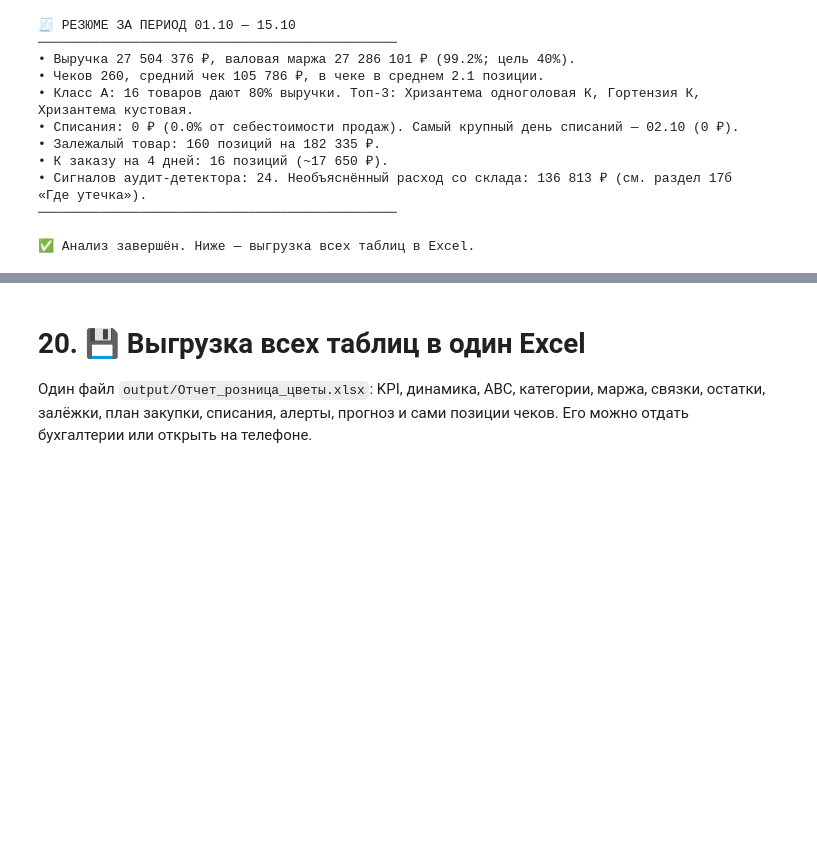
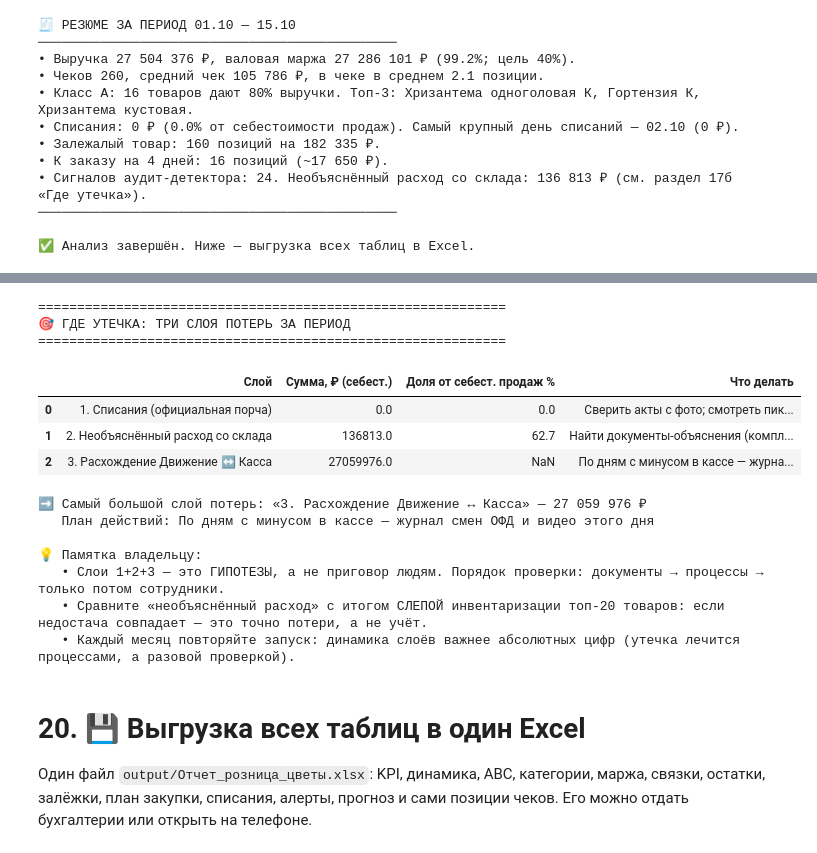
Before and after one commit to Kirill010/muzflowers_analysis, a Jupyter notebook: flowers_analysis.ipynb, the cells around one changed output, grey strips where cells are left out. Saved outputs shown, nothing was run; the diff lists cells and outputs as text; code cells hidden in the pictures; blank space fills up the shorter version.

```diff
--- a/flowers_analysis.ipynb
+++ b/flowers_analysis.ipynb
@@ -701,11 +732,15 @@ else:
 W_DOCS = None; W_LINES = None
 if 'Списания' in extra:
     sb = extra['Списания'].copy()
-    dcol = next((c for c in sb.columns if 'дата' in norm_name(c)), None)
+    _dcands = [c for c in sb.columns if 'дата' in norm_name(c)]
+    # «Дата и время» содержит номер документа («№207 от...») — берём колонку с самой длинной датой
+    dcol = max(_dcands, key=lambda c: sb[c].astype(str).str.len().max()) if _dcands else None
     ncol = next((c for c in sb.columns if any(w in norm_name(c) for w in ['наименован','товар'])), None)
     qcol = next((c for c in sb.columns if norm_name(c) in ('кол-во','количество') or 'кол-в' in norm_name(c) or 'колич' in norm_name(c)), None)
     scol = next((c for c in sb.columns if norm_name(c) in ('итого','сумма') or 'сумм' in norm_name(c)), None)
     ocol = next((c for c in sb.columns if norm_name(c)=='владелец'), None)
+    if ocol is None:  # в некоторых выгрузках ответственный называется иначе
+        ocol = next((c for c in sb.columns if any(w in norm_name(c) for w in ['ответств','сотрудник','автор'])), None)
     rcol = next((c for c in sb.columns if 'причин' in norm_name(c)), None)
     num_cols = [c for c in sb.columns if c not in (dcol,ncol,ocol,rcol)]
     # Товар есть, но почти во всех строках пустой => файл на уровне ДОКУМЕНТОВ, а не позиций
@@ -732,6 +767,7 @@ if 'Списания' in extra:
             'Причина': sb[rcol] if rcol is not None and rcol in sb.columns else pd.Series([np.nan]*len(sb)),
             'Склад': sb[next(c for c in sb.columns if 'склад' in norm_name(c))] if any('склад' in norm_name(c) for c in sb.columns) else 'Основной склад',
         })
+        W_DOCS['Сумма'] = to_num(W_DOCS['Сумма'])
         W_DOCS['Владелец'] = W_DOCS['Владелец'].replace({'nan':'Не указан'}).fillna('Не указан')
         # «Фамилия Имя» — это служебное имя пользователя Бизнес.Ру, а не человек.
         # Меняем его на «Администратор», чтобы в разделе 18 не путать учётку с сотрудником.
@@ -761,8 +797,13 @@ if 'Списания' in extra:
 owners_all = set()
 for _sb in extra.values():
     _oc = next((c for c in _sb.columns if norm_name(c) == 'владелец'), None)
+    if _oc is None:
+        _oc = next((c for c in _sb.columns if any(w in norm_name(c) for w in ['ответств','сотрудник','автор'])), None)
     if _oc is not None:
         owners_all |= {str(v).strip() for v in _sb[_oc].dropna() if str(v).strip() not in ('', 'nan')}
+if W_DOCS is not None:
+    owners_all |= set(W_DOCS['Владелец'].dropna().unique())
+owners_all -= {'', 'nan', 'None'}
 print(f'👤 Владельцы документов в выгрузках: {sorted(owners_all) if owners_all else "не найдены"}')
 # %% [output]
 ✅ Поступления: Поступления.csv (299 строк)
@@ -1564,6 +1610,8 @@ if len(rets):
 
 # ---- 17.5 Сверка Движение ↔ Касса (если есть кассовый файл) ----
 cash_rev_by_day = None
+cmp = pd.DataFrame()          # таблица сверки кассы (пустая, если файла кассы нет)
+CASH_TRUST_RATIO = 3.0        # если касса больше Бизнес.Ру в X+ раз — файлы не за один период, сверку не делаем
 if cash is not None and len(cash):
     it_cols = [c for c in cash.columns if c.lower().startswith('итого')]
     if not it_cols:
@@ -1575,6 +1623,12 @@ if cash is not None and len(cash):
         cmp = pd.DataFrame({'Касса': cash_rev_by_day, 'БизнесРу': mv_daily}).dropna()
         cmp['Разница'] = cmp['БизнесРу'] - cmp['Касса']
         cmp['Разница %'] = np.where(cmp['Касса']>0, cmp['Разница']/cmp['Касса']*100, np.nan)
+        if cmp['Касса'].sum() > cmp['БизнесРу'].sum() * CASH_TRUST_RATIO:
+            print(f'⚠️ Файл кассы охватывает much большую сумму ({rub(cmp["Касса"].sum())}), чем продажи из Движения за период ({rub(cmp["БизнесРу"].sum())}).')
+            print('   Похоже, даты периода (DATE_FROM/DATE_TO) или файл кассы взяты не за одно время — сверка по дням отменена.')
+            print('   Проверьте: в настройках период должен совпадать с листом кассы (например, 1–13 октября).')
+            cmp = cmp.iloc[0:0]
+            cash_rev_by_day = None
         big = cmp[cmp['Разница %'].abs()>CASH_DIFF_PCT]
         print(f'🧮 Сверка «Бизнес.Ру vs Касса»: дней {len(cmp)}, с расхождением >{CASH_DIFF_PCT}%: {len(big)}')
         for d,r in big.head(10).iterrows():
@@ -2003,3 +2023,53 @@ SyntaxError: unterminated string literal (detected at line 25) (3190569526.py, l
+# %%
+# ═══════════════════════════════════════════════════════════════
+# 17б. ГДЕ УТЕЧКА — собираем все находки в одну денежную картину
+# ═══════════════════════════════════════════════════════════════
+print('='*60)
+print('🎯 ГДЕ УТЕЧКА: ТРИ СЛОЯ ПОТЕРЬ ЗА ПЕРИОД')
+print('='*60)
+
+leaks = pd.DataFrame([
+    {'Слой': '1. Списания (официальная порча)',
+     'Сумма, ₽ (себест.)': round(float(wo_daily.sum()) if len(wo_daily) else wo_sum, 0),
+     'Доля от себест. продаж %': round((float(wo_daily.sum()) if len(wo_daily) else wo_sum)/total_cost*100, 1) if total_cost else np.nan,
+     'Что делать': 'Сверить акты с фото; смотреть пики в конце смены/месяца и автора документа'},
+    {'Слой': '2. Необъяснённый расход со склада',
+     'Сумма, ₽ (себест.)': round(loss_total, 0),
+     'Доля от себест. продаж %': round(loss_total/total_cost*100, 1) if total_cost else np.nan,
+     'Что делать': 'Найти документы-объяснения (комплектация, перемещения, возвраты поставщику). Остаток — слепая инвентаризация топ-20 и камеры'},
+    {'Слой': '3. Расхождение Движение ↔ Касса',
+     'Сумма, ₽ (себест.)': round(float(cmp['Разница'].sum()), 0) if cash_rev_by_day is not None and len(cmp) else 0,
+     'Доля от себест. продаж %': np.nan,
+     'Что делать': 'По дням с минусом в кассе — журнал смен ОФД и видео этого дня'},
+])
+display(leaks)
+
+_big = leaks.loc[leaks['Сумма, ₽ (себест.)'].abs().idxmax()]
+_big_txt = f'{_big["Сумма, ₽ (себест.)"]:,.0f}'.replace(',', ' ')
+print(f'➡️ Самый большой слой потерь: «{_big["Слой"]}» — {_big_txt} ₽')
+if cash_rev_by_day is None:
+    print('   (слой 3 = 0 ₽, потому что сверка кассы отменена или файла кассы нет — см. раздел 17.5)')
+print(f'   План действий: {_big["Что делать"]}')
+print()
+print('💡 Памятка владельцу:')
+print('   • Слои 1+2+3 — это ГИПОТЕЗЫ, а не приговор людям. Порядок проверки: документы → процессы → только потом сотрудники.')
+print('   • Сравните «необъяснённый расход» с итогом СЛЕПОЙ инвентаризации топ-20 товаров: если недостача совпадает — это точно потери, а не учёт.')
+print('   • Каждый месяц повторяйте запуск: динамика слоёв важнее абсолютных цифр (утечка лечится процессами, а разовой проверкой).')
+# %% [output]
+============================================================
+🎯 ГДЕ УТЕЧКА: ТРИ СЛОЯ ПОТЕРЬ ЗА ПЕРИОД
+============================================================
+|  | Слой | Сумма, ₽ (себест.) | Доля от себест. продаж % | Что делать |
+| 0 | 1. Списания (официальная порча) | 0.0 | 0.0 | Сверить акты с фото; смотреть пик... |
+| 1 | 2. Необъяснённый расход со склада | 136813.0 | 62.7 | Найти документы-объяснения (компл... |
+| 2 | 3. Расхождение Движение ↔ Касса | 27059976.0 | NaN | По дням с минусом в кассе — журна... |
+➡️ Самый большой слой потерь: «3. Расхождение Движение ↔ Касса» — 27 059 976 ₽
+   План действий: По дням с минусом в кассе — журнал смен ОФД и видео этого дня
+
+💡 Памятка владельцу:
+   • Слои 1+2+3 — это ГИПОТЕЗЫ, а не приговор людям. Порядок проверки: документы → процессы → только потом сотрудники.
+   • Сравните «необъяснённый расход» с итогом СЛЕПОЙ инвентаризации топ-20 товаров: если недостача совпадает — это точно потери, а не учёт.
+   • Каждый месяц повторяйте запуск: динамика слоёв важнее абсолютных цифр (утечка лечится процессами, а разовой проверкой).
 # %% [markdown]
 <a id='шаг20'></a>
 # 20. 💾 Выгрузка всех таблиц в один Excel
```
Also changed, not shown: parts of 8 cells of this notebook.
